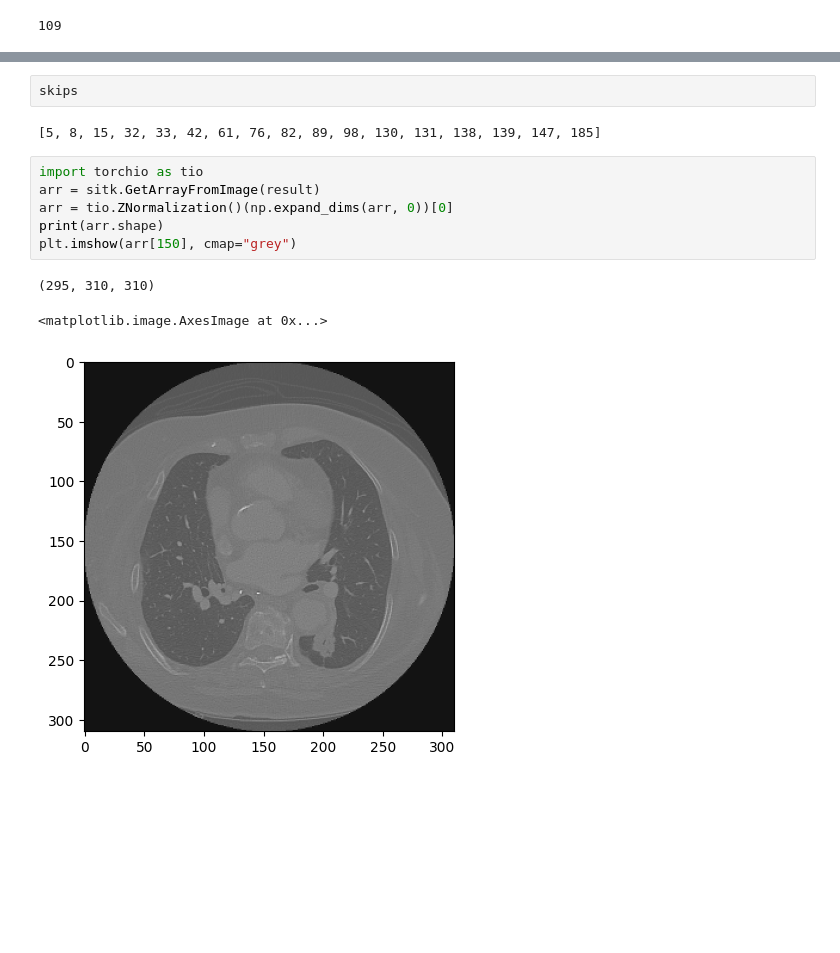
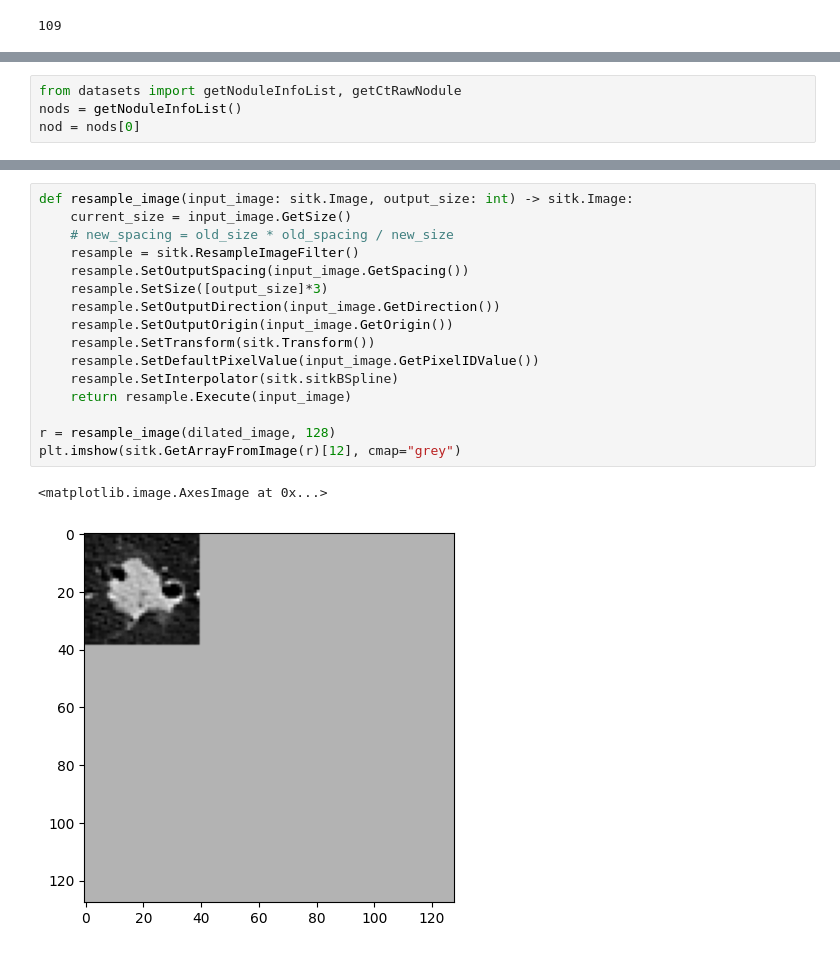
Before and after one commit to Pkaps25/nsclcrecurrence, a Jupyter notebook: ct_lung_class/scratch.ipynb, the cells around one changed output, grey strips where cells are left out. Cells and saved outputs as stored; diff of their text form; blank space fills up the shorter version.

Commit message:
update resampling and box generation to fixed size

```diff
--- a/ct_lung_class/scratch.ipynb
+++ b/ct_lung_class/scratch.ipynb
@@ -106,0 +127,4 @@ seg = sitk.ReadImage("/data/kaplinsp/test_nnunet/lung_1.nii.gz")
+# %%
+from datasets import getNoduleInfoList, getCtRawNodule
+nods = getNoduleInfoList()
+nod = nods[0]
@@ -227,14 +194,19 @@ for nod_id in tqdm(annots['anon_id'].values):
-# %%
-skips
-# %% [output]
-[5, 8, 15, 32, 33, 42, 61, 76, 82, 89, 98, 130, 131, 138, 139, 147, 185]
-# %%
-import torchio as tio
-arr = sitk.GetArrayFromImage(result)
-arr = tio.ZNormalization()(np.expand_dims(arr, 0))[0]
-print(arr.shape)
-plt.imshow(arr[150], cmap="grey")
-# %% [output]
-(295, 310, 310)
-<matplotlib.image.AxesImage at 0x...>
-[figure, removed]
+# %%
+def resample_image(input_image: sitk.Image, output_size: int) -> sitk.Image:
+    current_size = input_image.GetSize()
+    # new_spacing = old_size * old_spacing / new_size
+    resample = sitk.ResampleImageFilter()
+    resample.SetOutputSpacing(input_image.GetSpacing())
+    resample.SetSize([output_size]*3)
+    resample.SetOutputDirection(input_image.GetDirection())
+    resample.SetOutputOrigin(input_image.GetOrigin())
+    resample.SetTransform(sitk.Transform())
+    resample.SetDefaultPixelValue(input_image.GetPixelIDValue())
+    resample.SetInterpolator(sitk.sitkBSpline)
+    return resample.Execute(input_image)
+
+r = resample_image(dilated_image, 128)
+plt.imshow(sitk.GetArrayFromImage(r)[12], cmap="grey")
+# %% [output]
+<matplotlib.image.AxesImage at 0x...>
+[figure, added]
```
Also changed, not shown: parts of 11 cells of this notebook, 4 other files.
